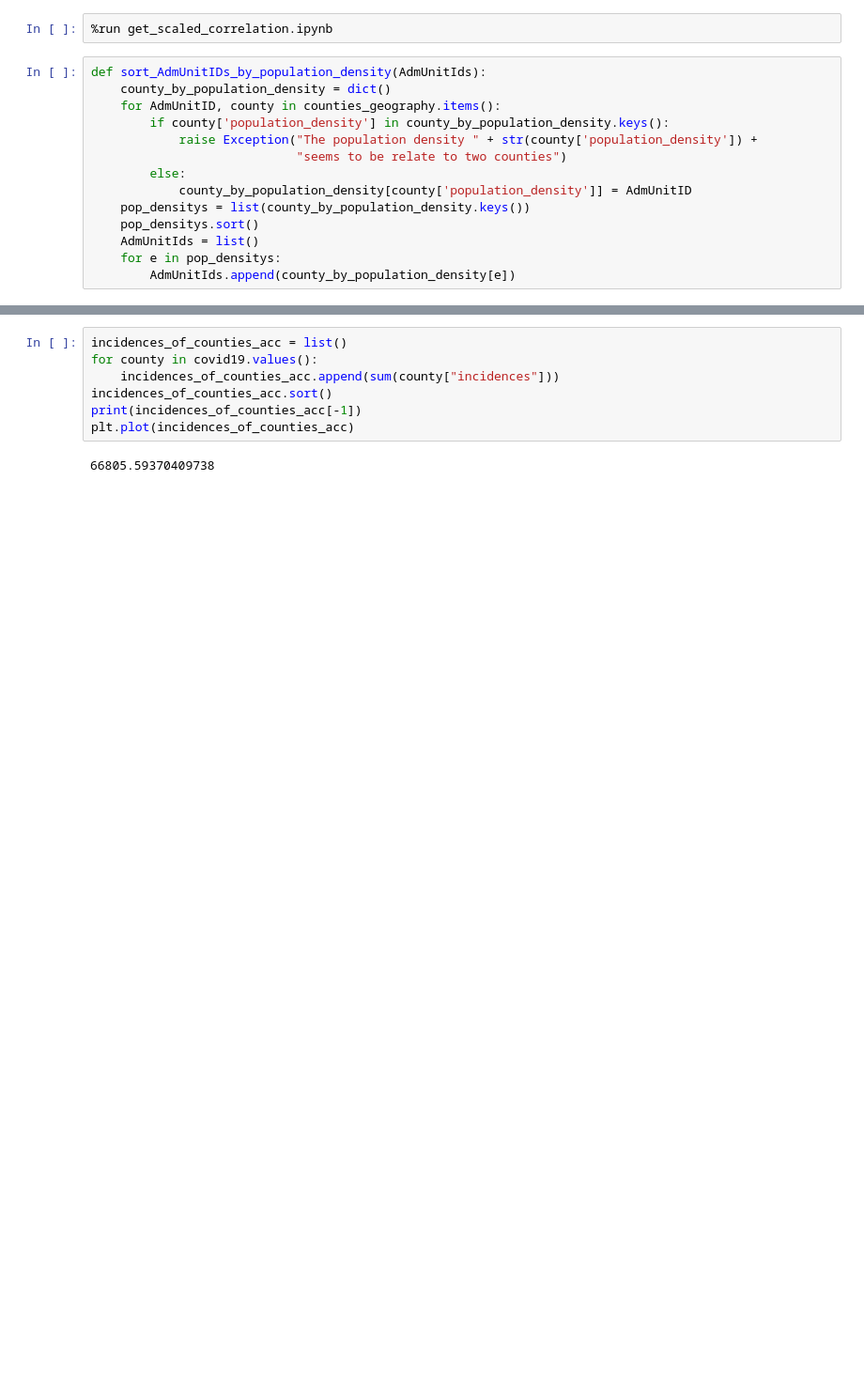
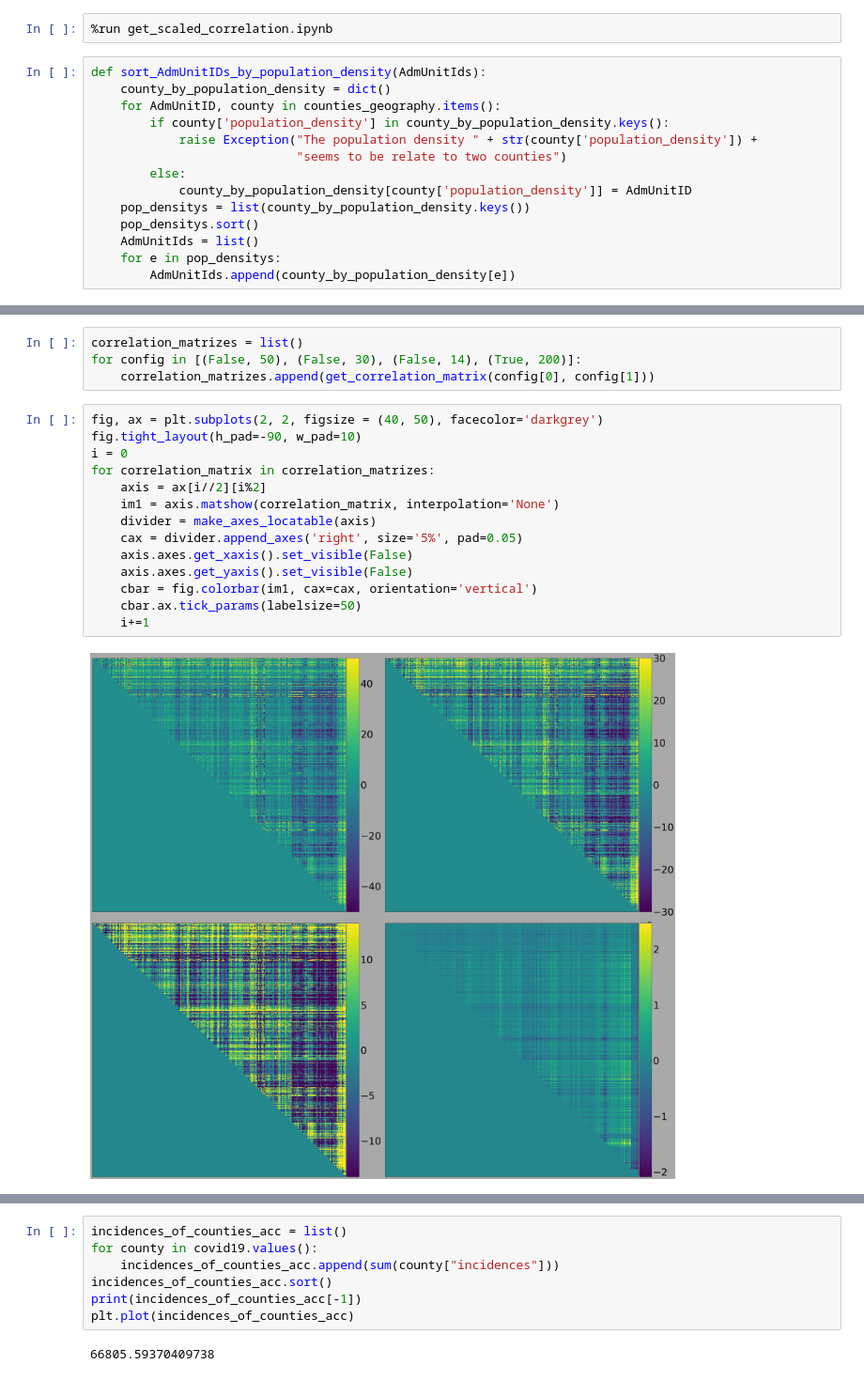
Before and after one commit to leanderbuerkin/Bachelorarbeit, a Jupyter notebook: Bachelorprojekt/correlation_matrix_sorted_by_population_density.ipynb, the cells around one changed output, grey strips where cells are left out. Shown at 94% size. Drawn from its saved outputs; the diff is of its cells as text; blank space fills up the shorter version.

```diff
--- a/Bachelorprojekt/correlation_matrix_sorted_by_population_density.ipynb
+++ b/Bachelorprojekt/correlation_matrix_sorted_by_population_density.ipynb
@@ -69 +76,21 @@ for AdmUnitId1 in AdmUnitIds:
+# %%
+correlation_matrizes = list()
+for config in [(False, 50), (False, 30), (False, 14), (True, 200)]:
+    correlation_matrizes.append(get_correlation_matrix(config[0], config[1]))
+# %%
+fig, ax = plt.subplots(2, 2, figsize = (40, 50), facecolor='darkgrey')
+fig.tight_layout(h_pad=-90, w_pad=10)
+i = 0
+for correlation_matrix in correlation_matrizes:
+    axis = ax[i//2][i%2]
+    im1 = axis.matshow(correlation_matrix, interpolation='None')
+    divider = make_axes_locatable(axis)
+    cax = divider.append_axes('right', size='5%', pad=0.05)
+    axis.axes.get_xaxis().set_visible(False)
+    axis.axes.get_yaxis().set_visible(False)
+    cbar = fig.colorbar(im1, cax=cax, orientation='vertical')
+    cbar.ax.tick_params(labelsize=50)
+    i+=1
+# %% [output]
+[figure, added]
 # %%
```
Also changed, not shown: parts of 11 cells of this notebook, 7 other files.
